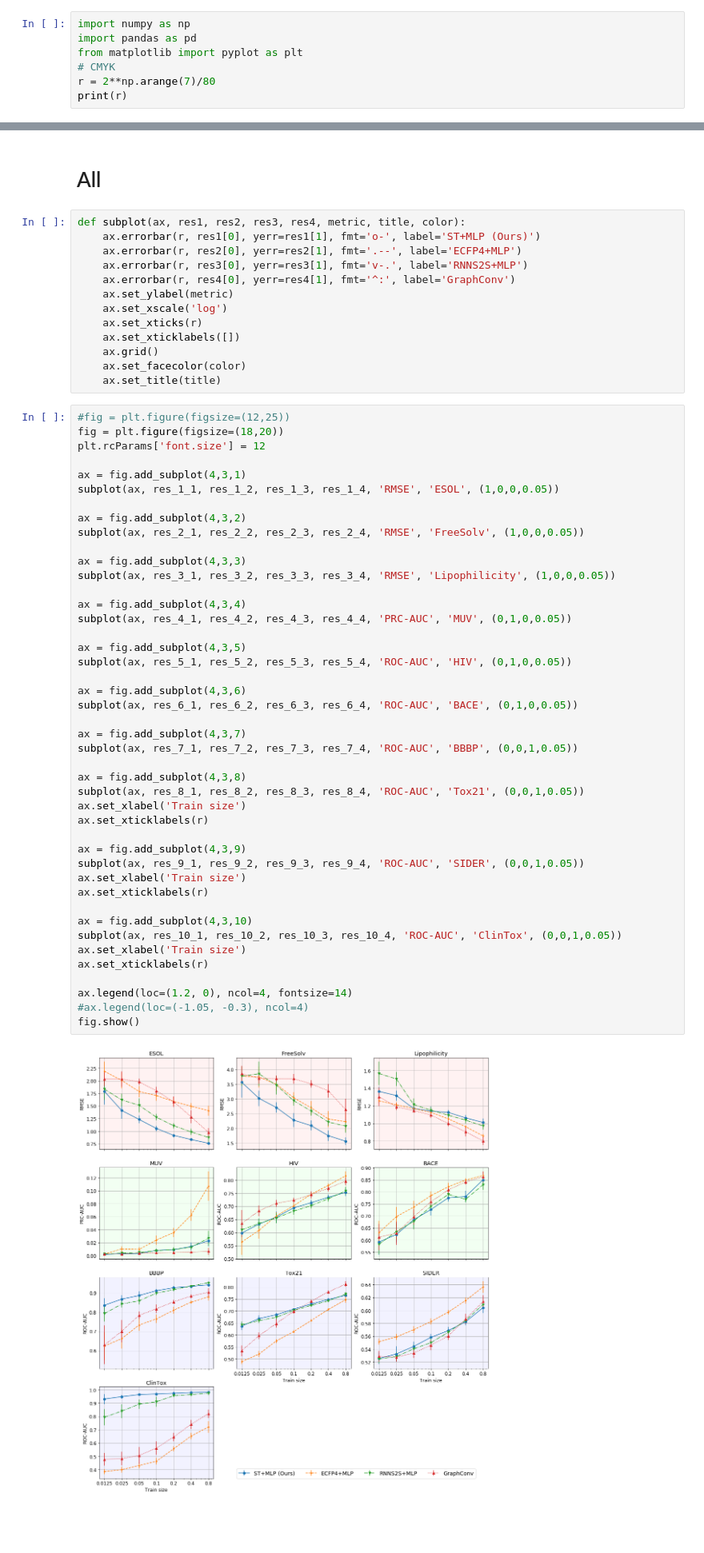
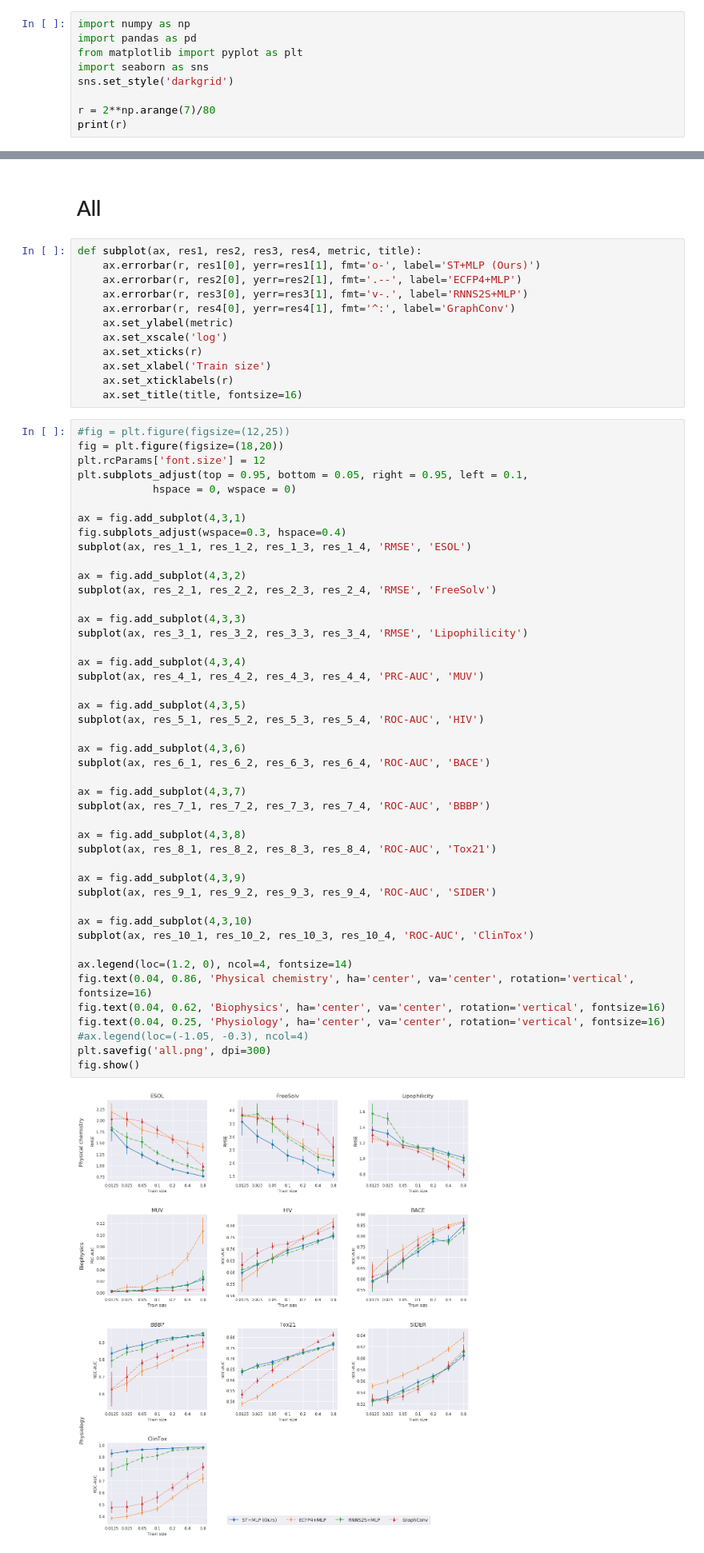
Before and after one commit to DSPsleeporg/smiles-transformer, a Jupyter notebook: smiles_transformer/baseline.ipynb, the cells around one changed output, grey strips where cells are left out. Shown at 80% size. Cells and saved outputs as stored; diff of their text form; blank space fills up the shorter version.

```diff
--- a/smiles_transformer/baseline.ipynb
+++ b/smiles_transformer/baseline.ipynb
@@ -2,7 +2,9 @@
 import numpy as np
 import pandas as pd
 from matplotlib import pyplot as plt
-# CMYK
+import seaborn as sns
+sns.set_style('darkgrid')
+
 r = 2**np.arange(7)/80
 print(r)
 # %% [output]
@@ -847,7 +841,7 @@ BertFP+MLP   : 0.9356347393006607
 # %% [markdown]
 # All
 # %%
-def subplot(ax, res1, res2, res3, res4, metric, title, color):
+def subplot(ax, res1, res2, res3, res4, metric, title):
     ax.errorbar(r, res1[0], yerr=res1[1], fmt='o-', label='ST+MLP (Ours)')
     ax.errorbar(r, res2[0], yerr=res2[1], fmt='.--', label='ECFP4+MLP')
     ax.errorbar(r, res3[0], yerr=res3[1], fmt='v-.', label='RNNS2S+MLP')
@@ -855,53 +849,53 @@ def subplot(ax, res1, res2, res3, res4, metric, title, color):
     ax.set_ylabel(metric)
     ax.set_xscale('log')
     ax.set_xticks(r)
-    ax.set_xticklabels([])
-    ax.grid()
-    ax.set_facecolor(color)
-    ax.set_title(title)
+    ax.set_xlabel('Train size')
+    ax.set_xticklabels(r)
+    ax.set_title(title, fontsize=16)
 # %%
 #fig = plt.figure(figsize=(12,25))
 fig = plt.figure(figsize=(18,20))
 plt.rcParams['font.size'] = 12
+plt.subplots_adjust(top = 0.95, bottom = 0.05, right = 0.95, left = 0.1,
+            hspace = 0, wspace = 0)
 
 ax = fig.add_subplot(4,3,1)
-subplot(ax, res_1_1, res_1_2, res_1_3, res_1_4, 'RMSE', 'ESOL', (1,0,0,0.05))
+fig.subplots_adjust(wspace=0.3, hspace=0.4)
+subplot(ax, res_1_1, res_1_2, res_1_3, res_1_4, 'RMSE', 'ESOL')
 
 ax = fig.add_subplot(4,3,2)
-subplot(ax, res_2_1, res_2_2, res_2_3, res_2_4, 'RMSE', 'FreeSolv', (1,0,0,0.05))
+subplot(ax, res_2_1, res_2_2, res_2_3, res_2_4, 'RMSE', 'FreeSolv')
 
 ax = fig.add_subplot(4,3,3)
-subplot(ax, res_3_1, res_3_2, res_3_3, res_3_4, 'RMSE', 'Lipophilicity', (1,0,0,0.05))
+subplot(ax, res_3_1, res_3_2, res_3_3, res_3_4, 'RMSE', 'Lipophilicity')
 
 ax = fig.add_subplot(4,3,4)
-subplot(ax, res_4_1, res_4_2, res_4_3, res_4_4, 'PRC-AUC', 'MUV', (0,1,0,0.05))
+subplot(ax, res_4_1, res_4_2, res_4_3, res_4_4, 'PRC-AUC', 'MUV')
 
 ax = fig.add_subplot(4,3,5)
-subplot(ax, res_5_1, res_5_2, res_5_3, res_5_4, 'ROC-AUC', 'HIV', (0,1,0,0.05))
+subplot(ax, res_5_1, res_5_2, res_5_3, res_5_4, 'ROC-AUC', 'HIV')
 
 ax = fig.add_subplot(4,3,6)
-subplot(ax, res_6_1, res_6_2, res_6_3, res_6_4, 'ROC-AUC', 'BACE', (0,1,0,0.05))
+subplot(ax, res_6_1, res_6_2, res_6_3, res_6_4, 'ROC-AUC', 'BACE')
 
 ax = fig.add_subplot(4,3,7)
-subplot(ax, res_7_1, res_7_2, res_7_3, res_7_4, 'ROC-AUC', 'BBBP', (0,0,1,0.05))
+subplot(ax, res_7_1, res_7_2, res_7_3, res_7_4, 'ROC-AUC', 'BBBP')
 
 ax = fig.add_subplot(4,3,8)
-subplot(ax, res_8_1, res_8_2, res_8_3, res_8_4, 'ROC-AUC', 'Tox21', (0,0,1,0.05))
-ax.set_xlabel('Train size')
-ax.set_xticklabels(r)
+subplot(ax, res_8_1, res_8_2, res_8_3, res_8_4, 'ROC-AUC', 'Tox21')
 
 ax = fig.add_subplot(4,3,9)
-subplot(ax, res_9_1, res_9_2, res_9_3, res_9_4, 'ROC-AUC', 'SIDER', (0,0,1,0.05))
-ax.set_xlabel('Train size')
-ax.set_xticklabels(r)
+subplot(ax, res_9_1, res_9_2, res_9_3, res_9_4, 'ROC-AUC', 'SIDER')
 
 ax = fig.add_subplot(4,3,10)
-subplot(ax, res_10_1, res_10_2, res_10_3, res_10_4, 'ROC-AUC', 'ClinTox', (0,0,1,0.05))
-ax.set_xlabel('Train size')
-ax.set_xticklabels(r)
+subplot(ax, res_10_1, res_10_2, res_10_3, res_10_4, 'ROC-AUC', 'ClinTox')
 
 ax.legend(loc=(1.2, 0), ncol=4, fontsize=14)
+fig.text(0.04, 0.86, 'Physical chemistry', ha='center', va='center', rotation='vertical', fontsize=16)
+fig.text(0.04, 0.62, 'Biophysics', ha='center', va='center', rotation='vertical', fontsize=16)
+fig.text(0.04, 0.25, 'Physiology', ha='center', va='center', rotation='vertical', fontsize=16)
 #ax.legend(loc=(-1.05, -0.3), ncol=4)
+plt.savefig('all.png', dpi=300)
 fig.show()
 # %% [output]
-[figure, old version]
+[figure, new version]
```
Also changed, not shown: parts of 15 cells of this notebook, 6 other files.
